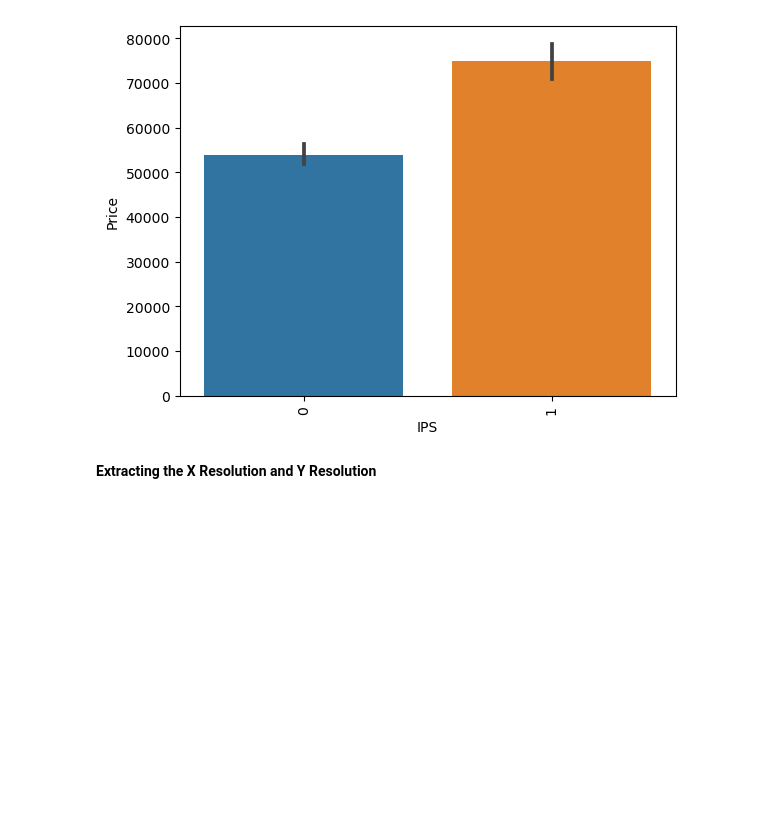
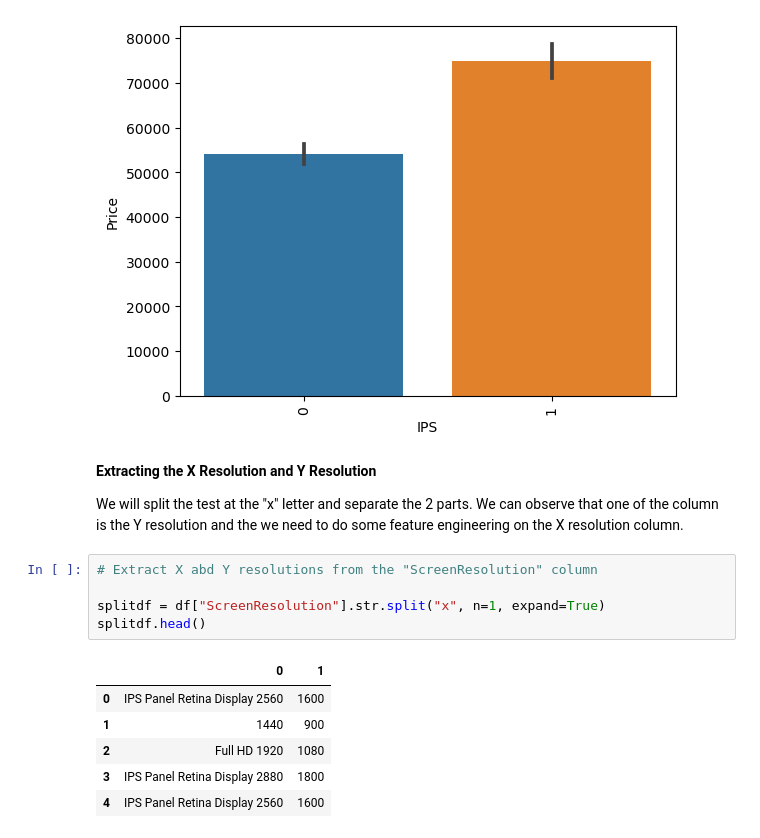
Before and after one commit to lawalsegun2025/laptop_price_predictor, a Jupyter notebook: laptop_price_predictor.ipynb, the cells around one changed output. Cells and saved outputs as stored; diff of their text form; blank space fills up the shorter version.

Commit message:
split and get the X and Y resolutions

```diff
--- a/laptop_price_predictor.ipynb
+++ b/laptop_price_predictor.ipynb
@@ -332,5 +332,19 @@ sns.barplot(x=df["IPS"], y=df["Price"])
 plt.xticks(rotation = "vertical");
 # %% [output]
 [figure]
-# %% [markdown]
-**Extracting the X Resolution and Y Resolution**
+# %% [markdown]
+**Extracting the X Resolution and Y Resolution**
+
+We will split the test at the "x" letter and separate the 2 parts. We can observe that one of the column is the Y resolution and the we need to do some feature engineering on the X resolution column.
+# %%
+# Extract X abd Y resolutions from the "ScreenResolution" column
+
+splitdf = df["ScreenResolution"].str.split("x", n=1, expand=True)
+splitdf.head()
+# %% [output]
+|  | 0 | 1 |
+| 0 | IPS Panel Retina Display 2560 | 1600 |
+| 1 | 1440 | 900 |
+| 2 | Full HD 1920 | 1080 |
+| 3 | IPS Panel Retina Display 2880 | 1800 |
+| 4 | IPS Panel Retina Display 2560 | 1600 |
```
Also changed, not shown: parts of 4 cells of this notebook.
